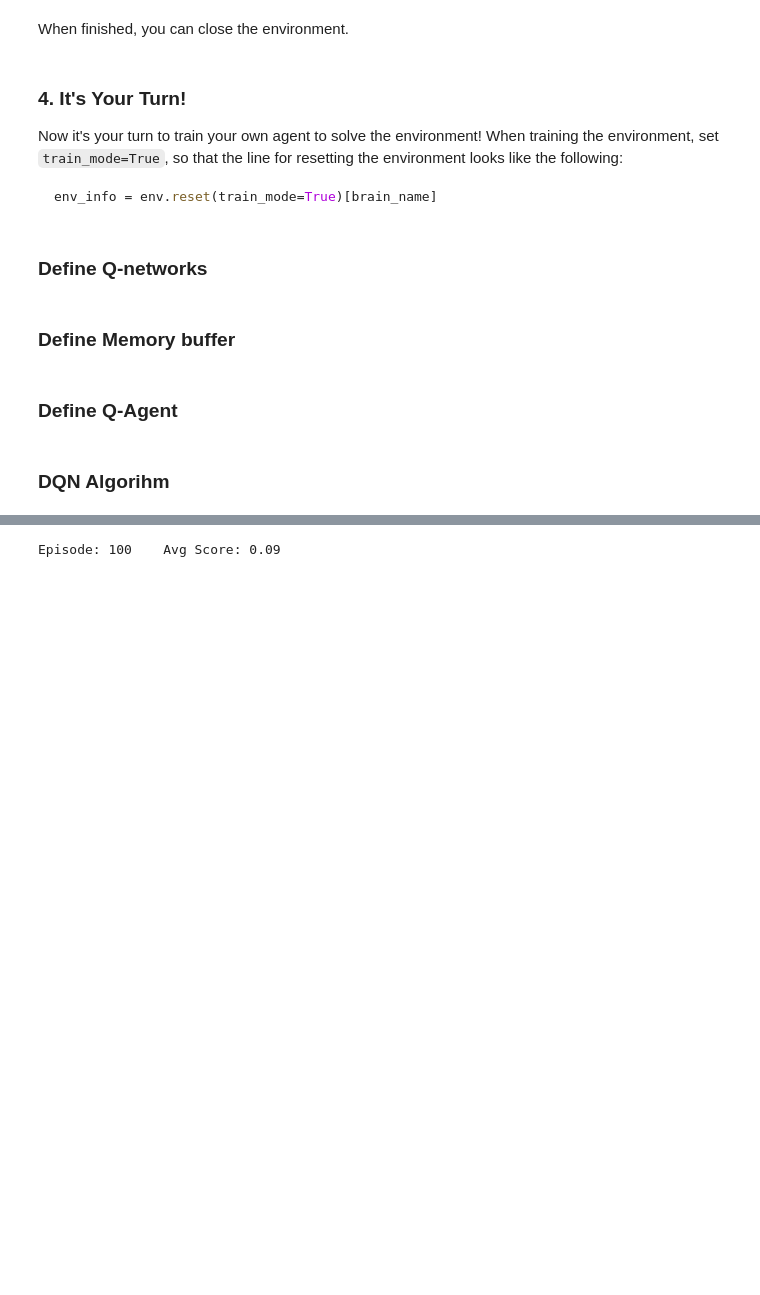
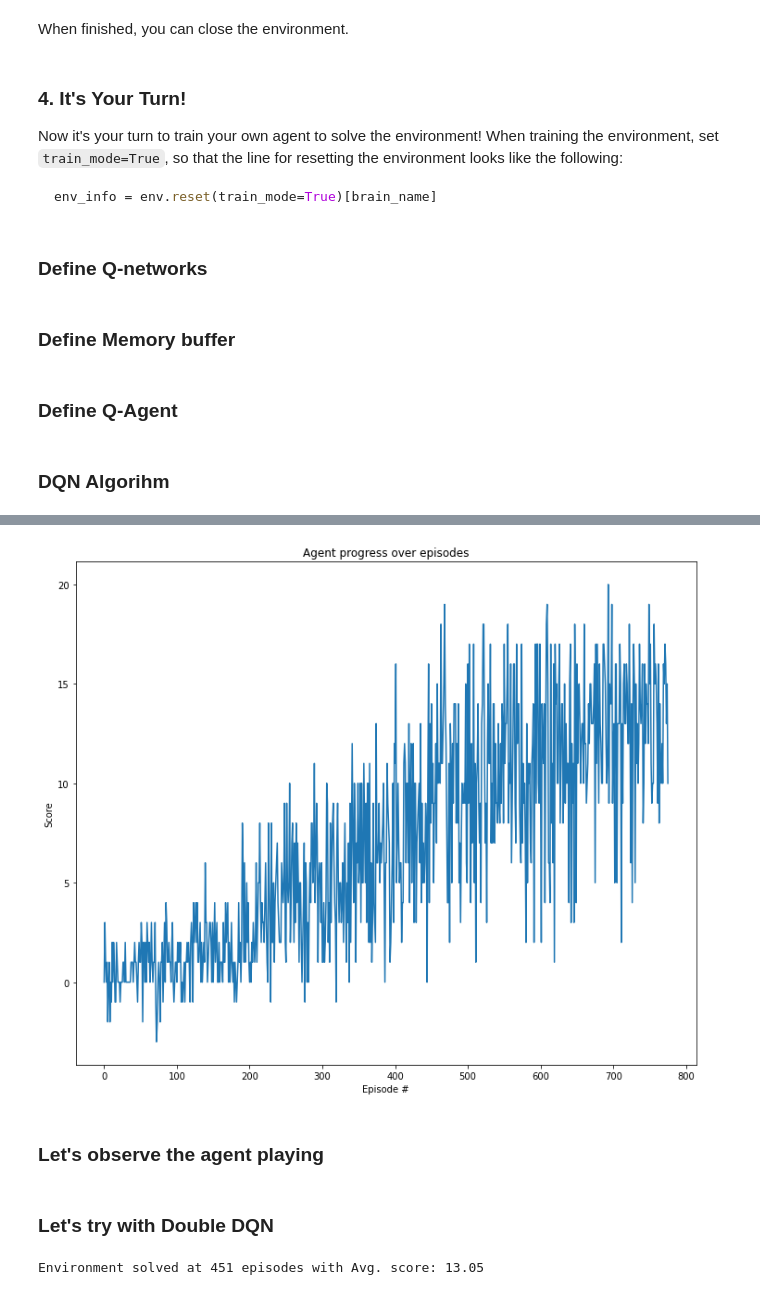
Before and after one commit to Ohtar10/deep-reinforcement-learning, a Jupyter notebook: p1_navigation/Navigation.ipynb, the cells around one changed output, grey strips where cells are left out. Cells and saved outputs as stored; diff of their text form; code cells hidden in the pictures; blank space fills up the shorter version.

```diff
--- a/p1_navigation/Navigation.ipynb
+++ b/p1_navigation/Navigation.ipynb
@@ -161,7 +161,7 @@ class ReplayBuffer:
 
     def __init__(self, buffer_size, batch_size, seed, device):
         self.batch_size = batch_size
-        self.seed = seed
+        self.seed = random.seed(seed)
         self.device = device
 
         self.memory = deque(maxlen=buffer_size)
@@ -178,7 +178,7 @@ class ReplayBuffer:
         actions = torch.from_numpy(np.vstack([e.action for e in experiences if e is not None])).long().to(self.device)
         n_states = torch.from_numpy(np.vstack([e.next_state for e in experiences if e is not None])).float().to(self.device)
         rewards = torch.from_numpy(np.vstack([e.reward for e in experiences if e is not None])).float().to(self.device)
-        dones = torch.from_numpy(np.vstack([e.done for e in experiences if e is not None]).astype(np.uint8)).to(self.device)
+        dones = torch.from_numpy(np.vstack([e.done for e in experiences if e is not None]).astype(np.uint8)).float().to(self.device)
 
         return (states, actions, n_states, rewards, dones)
 
@@ -218,7 +218,7 @@ class Agent:
         # Q-Network
         self.qnetwork_local = QNetwork(state_size, action_size, seed).to(self.device)
         self.qnetwork_target = QNetwork(state_size, action_size, seed).to(self.device)
-        self.optimizer = optim.Adam(self.qnetwork_local.parameters(), lr=self.lr)
+        self.optimizer = optim.Adam(self.qnetwork_local.parameters(), lr=self.lr, amsgrad=True)
 
         # Replay memory
         self.memory = ReplayBuffer(buffer_size, batch_size, seed, device)
@@ -240,13 +240,14 @@ class Agent:
 
         # compute the targets as per formula
         Q_targets_next = self.qnetwork_target(next_states).detach()
+
         if self.use_double_q:
-            Q_local_actions = self.qnetwork_local(next_states).detach().argmax(1).unsqueeze(1)
+            Q_local_actions = self.qnetwork_local(next_states).detach().argmax(1)
             Q_targets_next = Q_targets_next[Q_local_actions]
         else:
             Q_targets_next = Q_targets_next.max(1)[0].unsqueeze(1)
 
-        Q_targets = rewards + (self.gamma * Q_targets_next * (1 - done))
+        Q_targets = rewards + (self.gamma * Q_targets_next * (1 - dones))
 
         # compute expected Q values from the local Q network
         Q_expected = self.qnetwork_local(states).gather(1, actions)
@@ -284,6 +285,6 @@ class Agent:
         if random.random() > eps:
             return np.argmax(action_values.cpu().data.numpy())
         else:
-            return random.choice(np.arange(self.action_size))
+            return np.random.randint(self.action_size)
 # %% [markdown]
 ### DQN Algorihm
@@ -290,4 +325,5 @@ class Agent:
 # %%
+%%time
 brain_name = env.brain_names[0]
 brain = env.brains[brain_name]
 env_info = env.reset(train_mode=True)[brain_name]
@@ -295,3 +331,8 @@ env_info = env.reset(train_mode=True)[brain_name]
 state_size = env_info.vector_observations[0].shape[0]
 action_size = brain.vector_action_space_size
 seed = 1234
+device = "cuda" if torch.cuda.is_available() else "cpu"
+
+agent = Agent(state_size, action_size, seed, buffer_size=int(1e6), batch_size=64, tau=5e-3, lr=1e-3, update_every=4, device=device)
+
+scores = dqn(agent, env, brain_name, n_episodes=2000)
@@ -300 +343,23 @@ agent = Agent(state_size, action_size, seed, batch_size=128, lr=1e-4, update_eve
+# %%
+import matplotlib.pyplot as plt
+
+def plot_scores(scores):
+    fig = plt.figure(figsize=(12, 10))
+    ax = fig.add_subplot(111)
+
+    x = np.arange(len(scores))
+    y = scores
+
+    plt.plot(x, y, label="avg. scores")
+
+    plt.ylabel("Score")
+    plt.xlabel("Episode #")
+    plt.title("Agent progress over episodes")
+    plt.show()
+# %%
+plot_scores(scores)
+# %% [output]
+[figure, added]
+# %% [markdown]
+### Let's observe the agent playing
 # %%
@@ -329,4 +384,0 @@ def dqn(agent, env, n_episodes=2000, max_t=1000, eps_start=1.0, eps_end=0.01, ep
-# %%
-scores = dqn(agent, env, n_episodes=300)
-# %% [output]
-Episode: 100    Avg Score: 0.09
@@ -332,0 +387,18 @@ Episode: 100    Avg Score: 0.09
+# %% [markdown]
+### Let's try with Double DQN
+# %%
+ddqn_agent = Agent(
+    state_size,
+    action_size,
+    seed,
+    buffer_size=int(1e6),
+    batch_size=64,
+    tau=5e-3,
+    lr=1e-3,
+    update_every=4,
+    use_double_q=True,
+    device=device)
+
+ddqn_scores = dqn(agent, env, brain_name, n_episodes=2000)
+# %% [output]
+Environment solved at 451 episodes with Avg. score: 13.05
```
Also changed, not shown: parts of 8 cells of this notebook.
